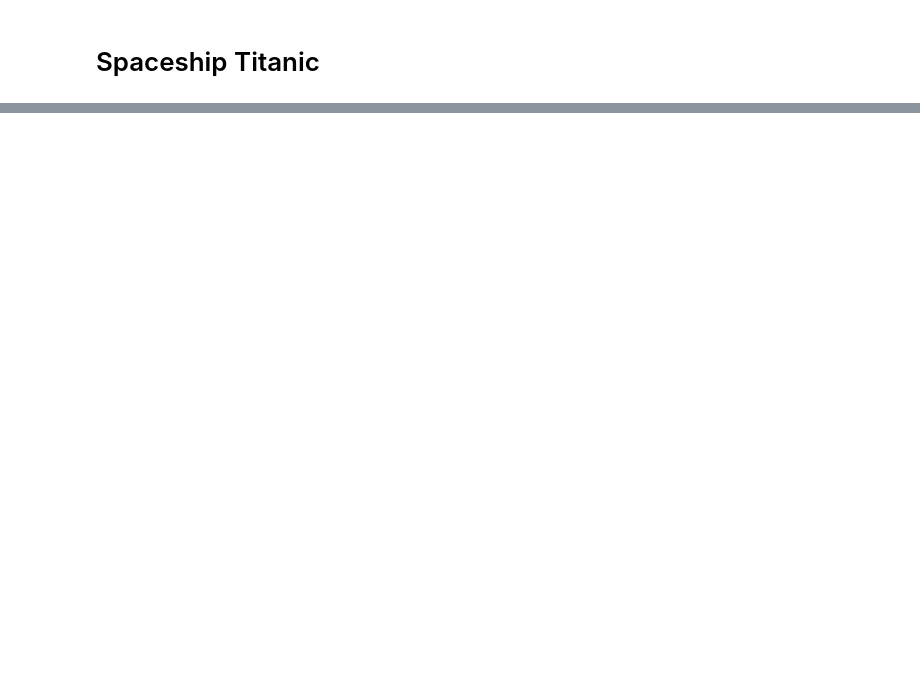
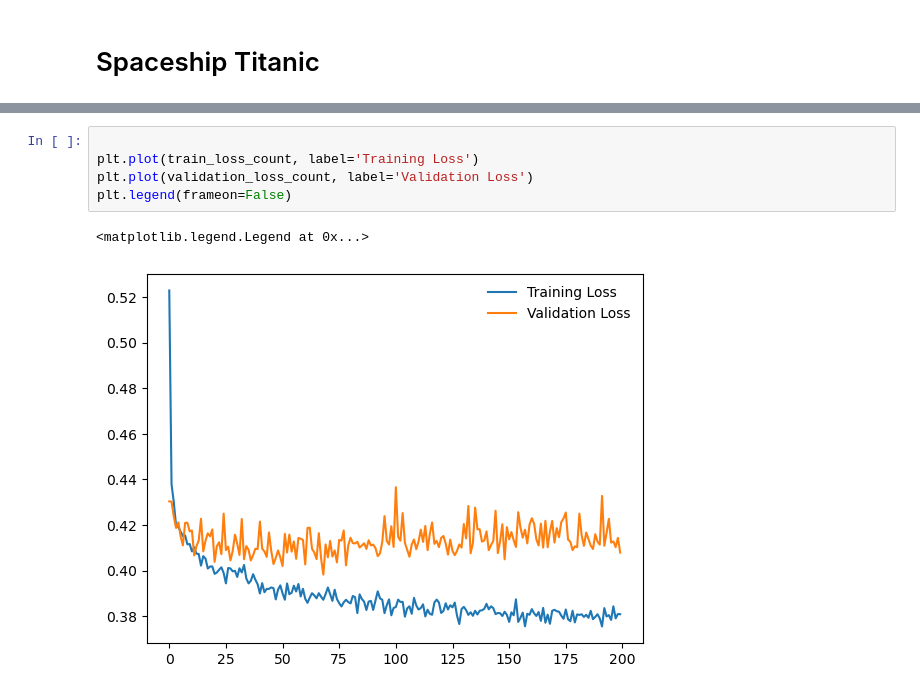
Before and after one commit to astroid19/Spaceship_Titanic, a Jupyter notebook: source /spaceship_titanic.ipynb, the cells around one changed output, grey strips where cells are left out. Saved outputs shown, nothing was run; the diff lists cells and outputs as text; blank space fills up the shorter version.

Commit message:
Spaceship Titanic with Lightning Training

```diff
--- a/source /spaceship_titanic.ipynb
+++ b/source /spaceship_titanic.ipynb
@@ -188,0 +309,8 @@ imputer = KNNImputer(n_neighbors=90)
+# %%
+
+plt.plot(train_loss_count, label='Training Loss')
+plt.plot(validation_loss_count, label='Validation Loss')
+plt.legend(frameon=False)
+# %% [output]
+<matplotlib.legend.Legend at 0x...>
+[figure, added]
```
Also changed, not shown: parts of 38 cells of this notebook, 3 other files.
